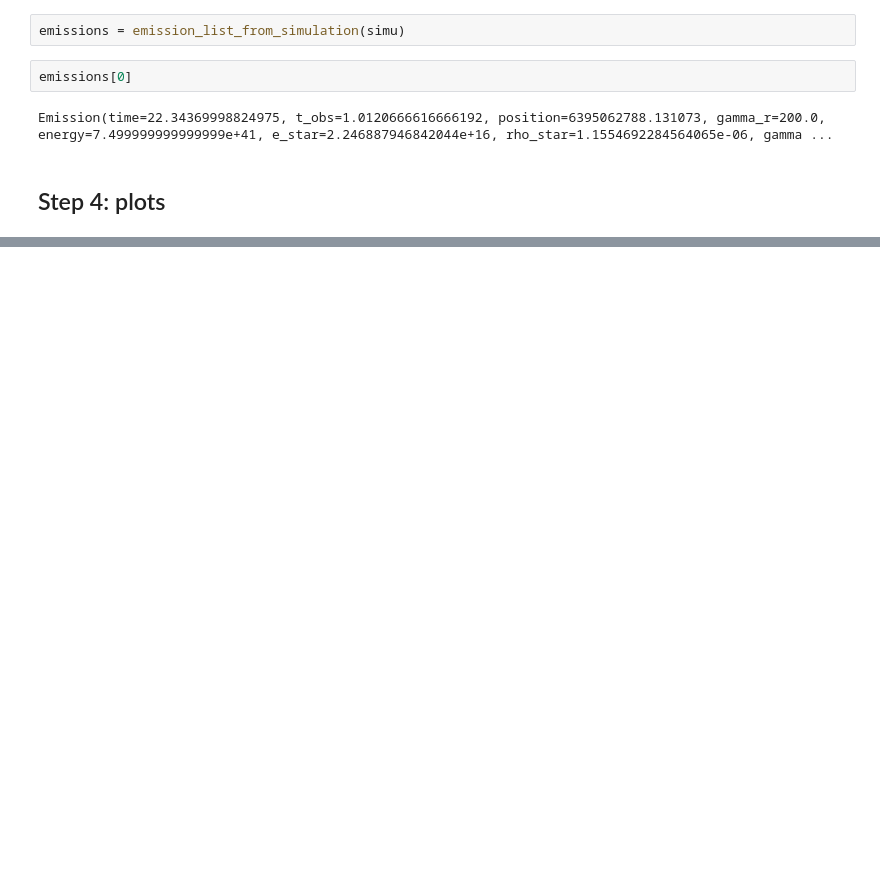
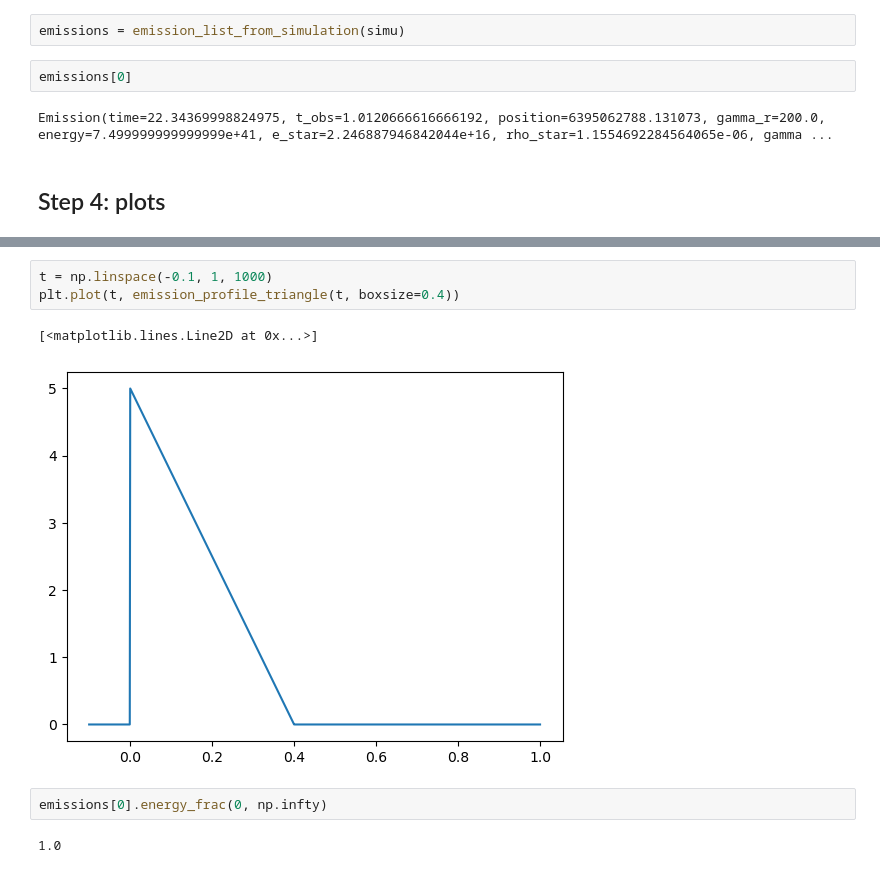
Before and after one commit to solano/gamma-ray-bursts, a Jupyter notebook: gamma-ray-bursts.ipynb, the cells around one changed output, grey strips where cells are left out. Drawn from its saved outputs; the diff is of its cells as text; blank space fills up the shorter version.

```diff
--- a/gamma-ray-bursts.ipynb
+++ b/gamma-ray-bursts.ipynb
@@ -756,0 +773,10 @@ standard_bolometric_plot(emissions, maxtime=7)
+# %%
+t = np.linspace(-0.1, 1, 1000)
+plt.plot(t, emission_profile_triangle(t, boxsize=0.4))
+# %% [output]
+[<matplotlib.lines.Line2D at 0x...>]
+[figure, added]
+# %%
+emissions[0].energy_frac(0, np.infty)
+# %% [output]
+1.0
```
Also changed, not shown: parts of 8 cells of this notebook, 1 other file.
